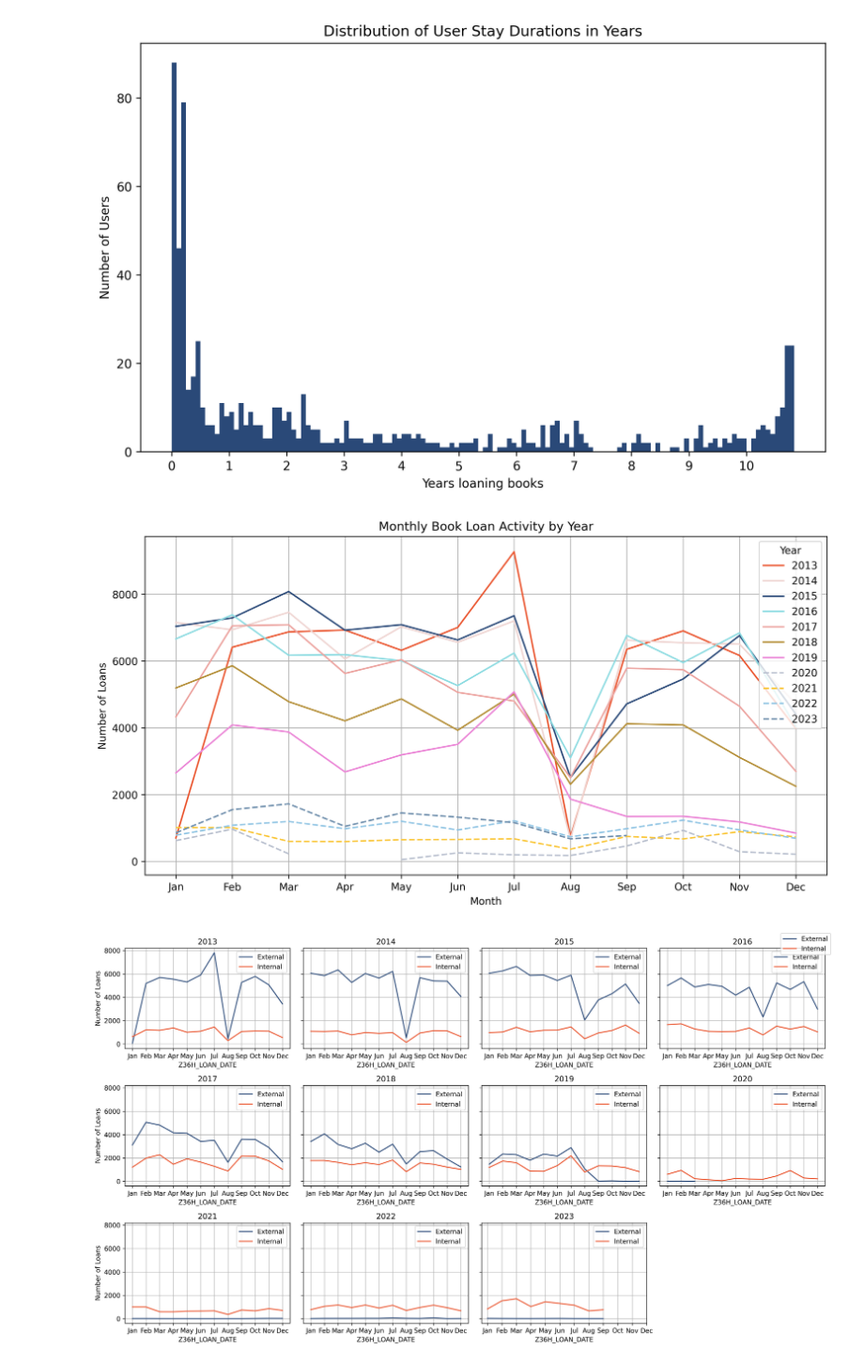
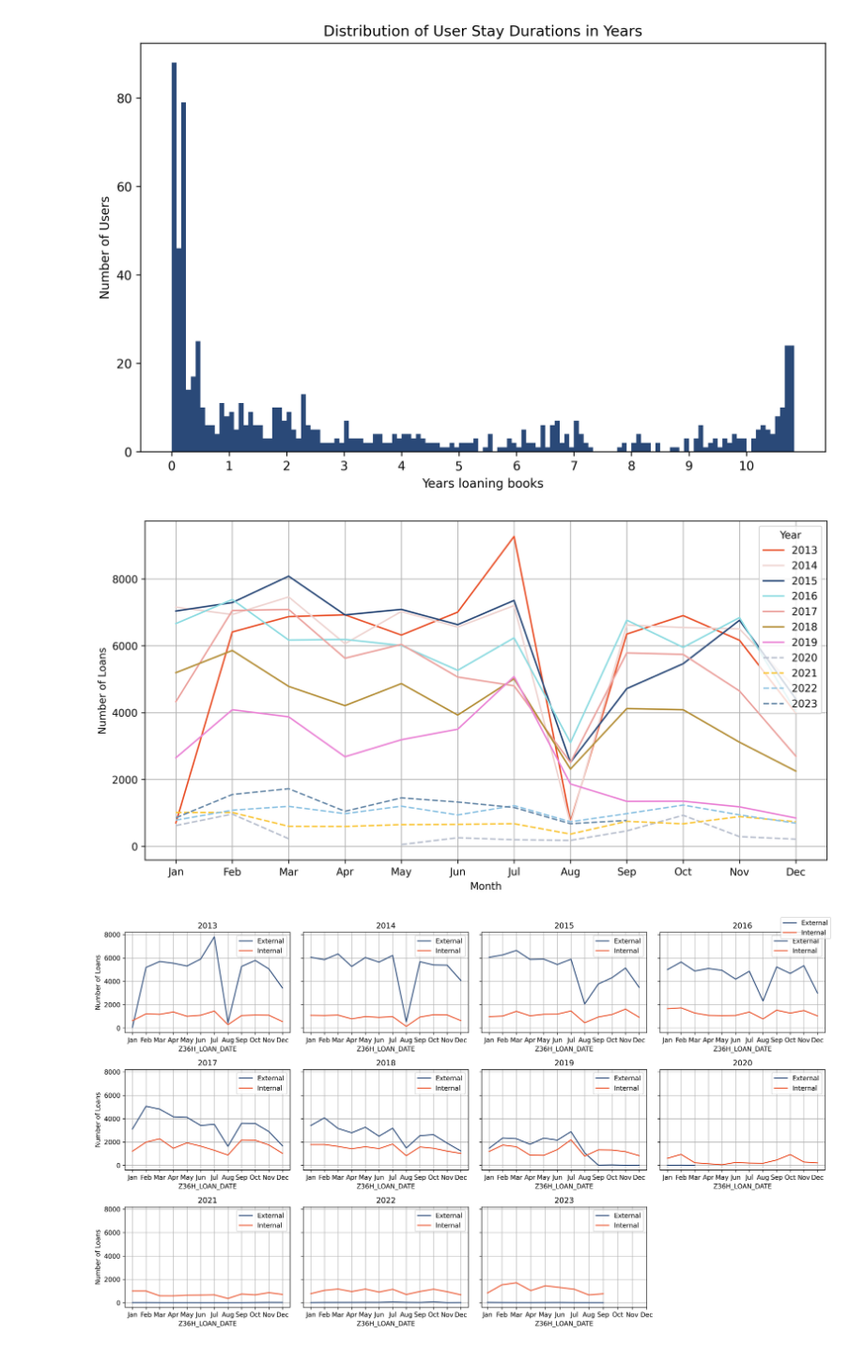
Before and after one commit to hanaCasey/BHVizData, a Jupyter notebook: thesis/src/analysis.ipynb, the cells around one changed output. Shown at 94% size. Cells and saved outputs as stored; diff of their text form; code cells hidden in the pictures.

```diff
--- a/thesis/src/analysis.ipynb
+++ b/thesis/src/analysis.ipynb
@@ -137,24 +145,24 @@ plt.show()
 # %%
 
 # Map books over time (e.g. a year, when is the library most active, when not so much)
 loan_counts = user_df.groupby(['Year', user_df['Z36H_LOAN_DATE'].dt.month])['Z30_CALL_NO'].count().unstack()
 
 # Create a line plot for each year with conditional line styles
 plt.figure(figsize=(12, 6), dpi=300)
 sns.set_palette(module.CUSTOM_COLOURS)
 for year in loan_counts.index:
     linestyle = '-' if year <= 2019 else '--'  # Dotted line for years after 2019
     plt.plot(loan_counts.columns, loan_counts.loc[year], label=f'{year}', linestyle=linestyle)
 
-plt.title('Monthly Book Loan Activity by Year')
+# plt.title('Monthly Book Loan Activity by Year')
 plt.xlabel('Month')
 plt.ylabel('Number of Loans')
 plt.xticks(range(1, 13), ['Jan', 'Feb', 'Mar', 'Apr', 'May', 'Jun', 'Jul', 'Aug', 'Sep', 'Oct', 'Nov', 'Dec'])
 plt.grid(True)
 plt.legend(title='Year', loc='upper right')
 plt.show()
 # %% [output]
-[figure, old version]
+[figure, new version]
 # %%
 loan_counts = user_df.groupby([user_df['Z36H_LOAN_DATE'].dt.year, user_df['Z36H_LOAN_DATE'].dt.month, user_df.usertype]).Z30_CALL_NO.count()
 
```
Also changed, not shown: parts of 8 cells of this notebook, 8 other files.
